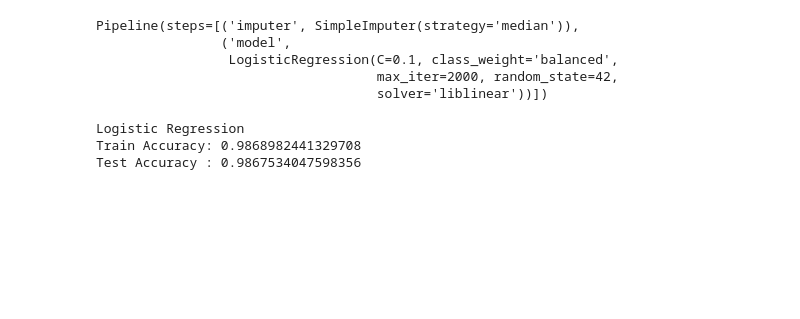
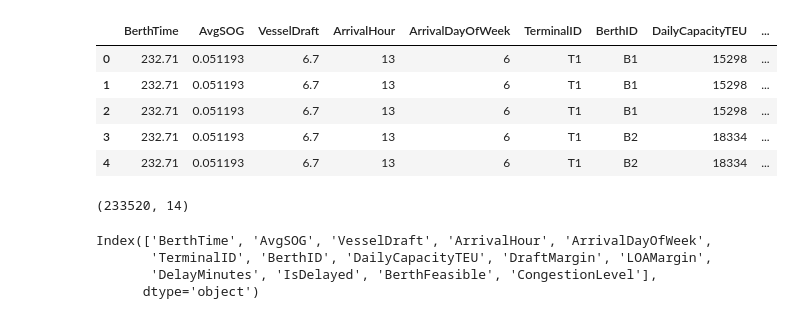
Before and after one commit to HarshitArora56/AI-Based-Maritime-Port-Intelligence, a Jupyter notebook: notebooks/05_berthfeasibility_training.ipynb, the cells around one changed output. Drawn from its saved outputs; the diff is of its cells as text; code cells hidden in the pictures; blank space fills up the shorter version.

Commit message:
MaritimePort AI

```diff
--- a/notebooks/05_ml_modeling.ipynb
+++ b/notebooks/05_berthfeasibility_training.ipynb
@@ -218,9 +0,0 @@ lr_pipeline = Pipeline(steps=[
-# %%
-# Train model
-lr_pipeline.fit(X_train, y_train)
-# %% [output]
-Pipeline(steps=[('imputer', SimpleImputer(strategy='median')),
-                ('model',
-                 LogisticRegression(C=0.1, class_weight='balanced',
-                                    max_iter=2000, random_state=42,
-                                    solver='liblinear'))])
@@ -231,12 +1,24 @@ y_test_pred = lr_pipeline.predict(X_test)
-# %%
-# Accuracy
-train_acc = accuracy_score(y_train, y_train_pred)
-test_acc = accuracy_score(y_test, y_test_pred)
-
-print("Logistic Regression")
-print("Train Accuracy:", train_acc)
-print("Test Accuracy :", test_acc)
-# %% [output]
-Logistic Regression
-Train Accuracy: 0.9868982441329708
-Test Accuracy : 0.9867534047598356
+# %%
+import os
+from pathlib import Path
+import pandas as pd
+import gc
+import numpy as np
+
+BASE_PATH = Path.cwd().parents[0]
+GOLD_PATH = BASE_PATH / "data" / "gold"
+# %%
+df_gold = pd.read_csv(GOLD_PATH / "la_port_ml_ready_dataset.csv")
+# %%
+df_gold.head()
+# %% [output]
+|  | BerthTime | AvgSOG | VesselDraft | ArrivalHour | ArrivalDayOfWeek | TerminalID | BerthID | DailyCapacityTEU | ... |
+| 0 | 232.71 | 0.051193 | 6.7 | 13 | 6 | T1 | B1 | 15298 | ... |
+| 1 | 232.71 | 0.051193 | 6.7 | 13 | 6 | T1 | B1 | 15298 | ... |
+| 2 | 232.71 | 0.051193 | 6.7 | 13 | 6 | T1 | B1 | 15298 | ... |
+| 3 | 232.71 | 0.051193 | 6.7 | 13 | 6 | T1 | B2 | 18334 | ... |
+| 4 | 232.71 | 0.051193 | 6.7 | 13 | 6 | T1 | B2 | 18334 | ... |
+# %%
+df_gold.shape
+# %% [output]
+(233520, 14)
@@ -242,0 +34,7 @@ Test Accuracy : 0.9867534047598356
+# %%
+df_gold.columns
+# %% [output]
+Index(['BerthTime', 'AvgSOG', 'VesselDraft', 'ArrivalHour', 'ArrivalDayOfWeek',
+       'TerminalID', 'BerthID', 'DailyCapacityTEU', 'DraftMargin', 'LOAMargin',
+       'DelayMinutes', 'IsDelayed', 'BerthFeasible', 'CongestionLevel'],
+      dtype='object')
```
Also changed, not shown: parts of 40 cells of this notebook, 21 other files.
